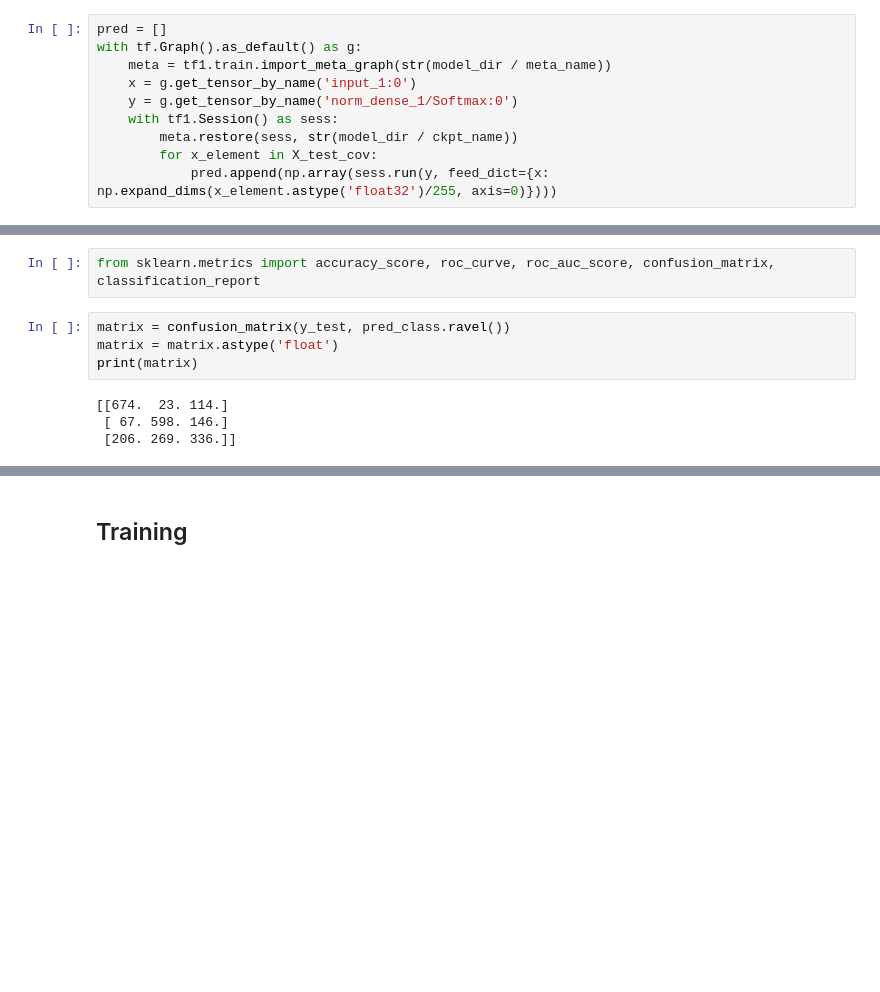
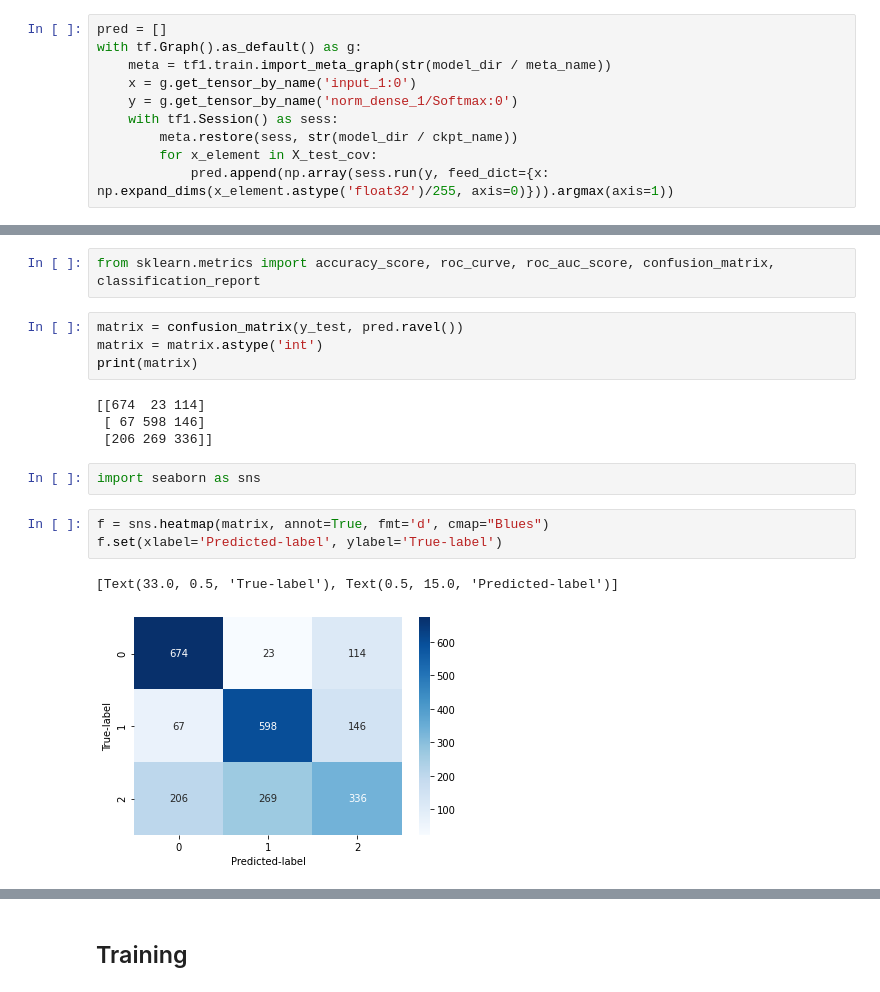
Before and after one commit to covid-frame/covid-frame, a Jupyter notebook: notebooks/4_CNN_CovidNet.ipynb, the cells around one changed output, grey strips where cells are left out. Cells and saved outputs as stored; diff of their text form; blank space fills up the shorter version.

```diff
--- a/notebooks/4_CNN_CovidNet.ipynb
+++ b/notebooks/4_CNN_CovidNet.ipynb
@@ -117,6 +117,6 @@ with tf.Graph().as_default() as g:
     with tf1.Session() as sess:
         meta.restore(sess, str(model_dir / ckpt_name))
         for x_element in X_test_cov:
-            pred.append(np.array(sess.run(y, feed_dict={x: np.expand_dims(x_element.astype('float32')/255, axis=0)})))
+            pred.append(np.array(sess.run(y, feed_dict={x: np.expand_dims(x_element.astype('float32')/255, axis=0)})).argmax(axis=1))
 # %% [output]
 INFO:tensorflow:Restoring parameters from /home/ubuntu/COVID-Net/models/COVIDNet-CXR4-C/model-3090
@@ -139,10 +136,18 @@ y_test = df_test["category"].map(category_mappings)
 # %%
 from sklearn.metrics import accuracy_score, roc_curve, roc_auc_score, confusion_matrix, classification_report
 # %%
-matrix = confusion_matrix(y_test, pred_class.ravel())
-matrix = matrix.astype('float')
+matrix = confusion_matrix(y_test, pred.ravel())
+matrix = matrix.astype('int')
 print(matrix)
 # %% [output]
-[[674.  23. 114.]
- [ 67. 598. 146.]
- [206. 269. 336.]]
+[[674  23 114]
+ [ 67 598 146]
+ [206 269 336]]
+# %%
+import seaborn as sns
+# %%
+f = sns.heatmap(matrix, annot=True, fmt='d', cmap="Blues")
+f.set(xlabel='Predicted-label', ylabel='True-label')
+# %% [output]
+[Text(33.0, 0.5, 'True-label'), Text(0.5, 15.0, 'Predicted-label')]
+[figure, added]
```
Also changed, not shown: parts of 19 cells of this notebook.
